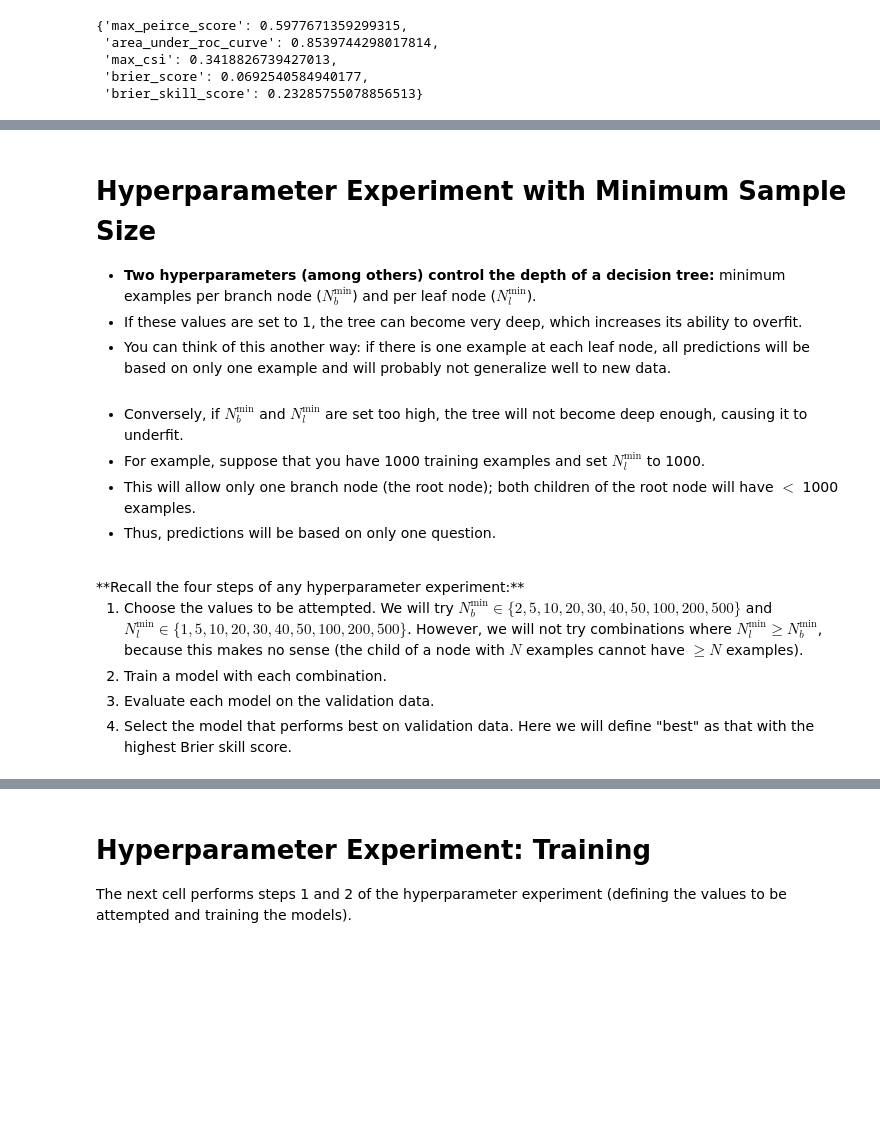
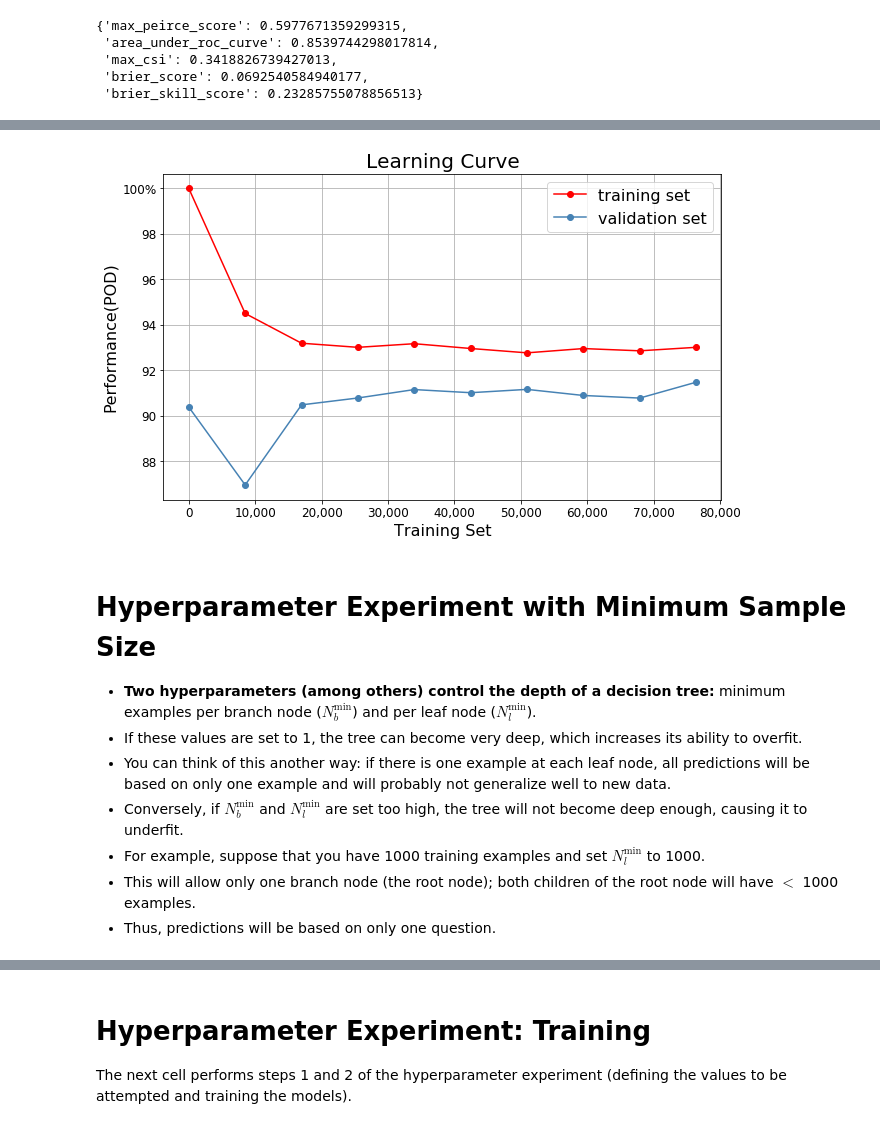
Before and after one commit to alburke/ams-2020-ml-python-course, a Jupyter notebook: Introduction_To_Machine_Learning/Lecture_2/Supervised_ML_Lecture_2.ipynb, the cells around one changed output, grey strips where cells are left out. Saved outputs shown, nothing was run; the diff lists cells and outputs as text; code cells hidden in the pictures; blank space fills up the shorter version.

```diff
--- a/Introduction_To_Machine_Learning/Lecture_2/Supervised_ML_Lecture_2.ipynb
+++ b/Introduction_To_Machine_Learning/Lecture_2/Supervised_ML_Lecture_2.ipynb
@@ -1229,19 +771,17 @@ Validation Brier skill score (improvement over climatology) = 0.233
+# %%
+classifier = default_tree_model_object
+
+_= utils.plot_learning_curves(classifier, training_predictor_table, training_target_values, validation_predictor_table, validation_target_table[
+        utils.BINARIZED_TARGET_NAME].values, title='Learning Curve', xlabel='Training Set', ylabel='Performance(POD)')
+# %% [output]
+[figure, added]
 # %% [markdown]
 # Hyperparameter Experiment with Minimum Sample Size
 
  - **Two hyperparameters (among others) control the depth of a decision tree:** minimum examples per branch node ($N_b^{\textrm{min}}$) and per leaf node ($N_l^{\textrm{min}}$).
  - If these values are set to 1, the tree can become very deep, which increases its ability to overfit.
  - You can think of this another way: if there is one example at each leaf node, all predictions will be based on only one example and will probably not generalize well to new data.
-<br><br>
  - Conversely, if $N_b^{\textrm{min}}$ and $N_l^{\textrm{min}}$ are set too high, the tree will not become deep enough, causing it to underfit.
  - For example, suppose that you have 1000 training examples and set $N_l^{\textrm{min}}$ to 1000.
  - This will allow only one branch node (the root node); both children of the root node will have $<$ 1000 examples.
  - Thus, predictions will be based on only one question.
-
-<br>
-**Recall the four steps of any hyperparameter experiment:**
-
- 1. Choose the values to be attempted.  We will try $N_b^{\textrm{min}} \in \lbrace 2, 5, 10, 20, 30, 40, 50, 100, 200, 500 \rbrace$ and $N_l^{\textrm{min}} \in \lbrace 1, 5, 10, 20, 30, 40, 50, 100, 200, 500 \rbrace$.  However, we will not try combinations where $N_l^{\textrm{min}} \ge N_b^{\textrm{min}}$, because this makes no sense (the child of a node with $N$ examples cannot have $\ge N$ examples).
- 2. Train a model with each combination.
- 3. Evaluate each model on the validation data.
- 4. Select the model that performs best on validation data.  Here we will define "best" as that with the highest Brier skill score.
```
Also changed, not shown: parts of 82 cells of this notebook, 10 other files.
